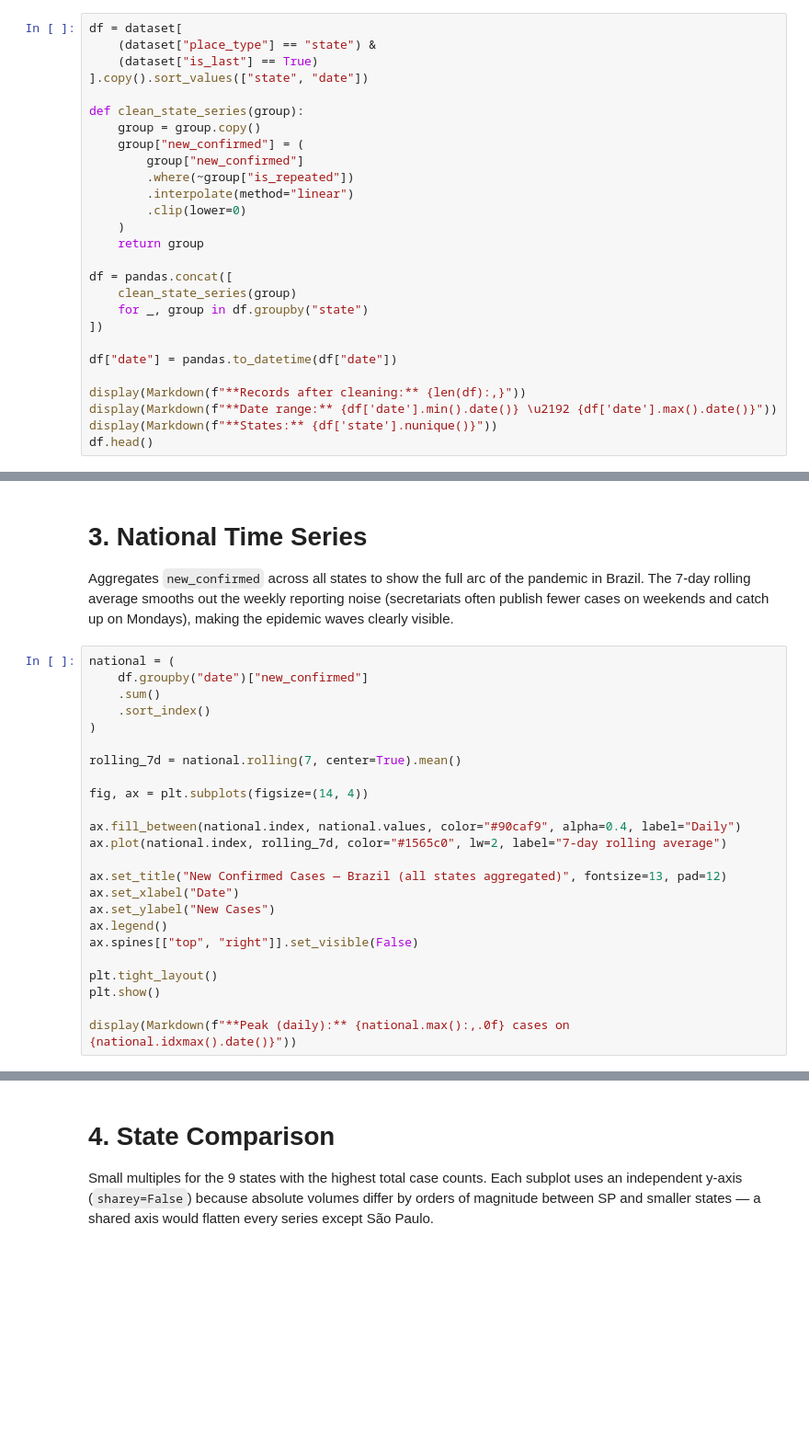
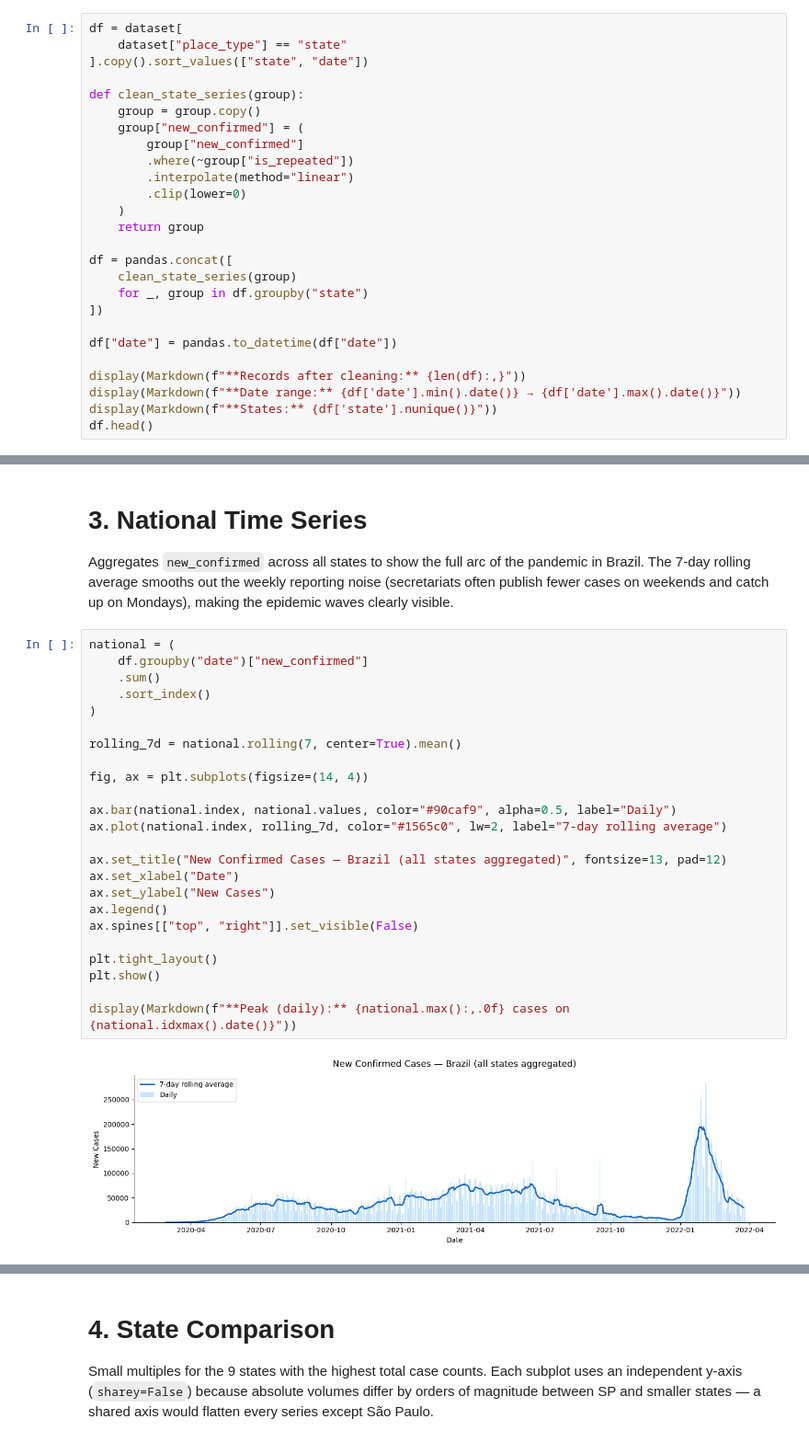
Before and after one commit to isrreal/COVID-19-Forecasting-System, a Jupyter notebook: notebooks/eda.ipynb, the cells around one changed output, grey strips where cells are left out. Shown at 92% size. Drawn from its saved outputs; the diff is of its cells as text; blank space fills up the shorter version.

Commit message:
fix(notebooks): remove is_last filter that collapsed time series to a single snapshot per state

```diff
--- a/notebooks/eda.ipynb
+++ b/notebooks/eda.ipynb
@@ -43,8 +42,7 @@ Four decisions are applied in sequence. Order matters — each step depends on t
 **`.clip(lower=0)`** — Negative values arise when a secretariat reclassifies cases between municipalities. The model cannot learn from a negative case count. Clipping to zero is the least harmful treatment: it does not drop the row (which would create a gap) or interpolate (the value is known, just physically impossible).
 # %%
 df = dataset[
-    (dataset["place_type"] == "state") &
-    (dataset["is_last"] == True)
+    dataset["place_type"] == "state"
 ].copy().sort_values(["state", "date"])
 
 def clean_state_series(group):
@@ -65,6 +63,6 @@ df = pandas.concat([
 df["date"] = pandas.to_datetime(df["date"])
 
 display(Markdown(f"**Records after cleaning:** {len(df):,}"))
-display(Markdown(f"**Date range:** {df['date'].min().date()} \u2192 {df['date'].max().date()}"))
+display(Markdown(f"**Date range:** {df['date'].min().date()} → {df['date'].max().date()}"))
 display(Markdown(f"**States:** {df['state'].nunique()}"))
 df.head()
@@ -75,24 +83,26 @@ Aggregates `new_confirmed` across all states to show the full arc of the pandemi
 # %%
 national = (
     df.groupby("date")["new_confirmed"]
     .sum()
     .sort_index()
 )
 
 rolling_7d = national.rolling(7, center=True).mean()
 
 fig, ax = plt.subplots(figsize=(14, 4))
 
-ax.fill_between(national.index, national.values, color="#90caf9", alpha=0.4, label="Daily")
+ax.bar(national.index, national.values, color="#90caf9", alpha=0.5, label="Daily")
 ax.plot(national.index, rolling_7d, color="#1565c0", lw=2, label="7-day rolling average")
 
 ax.set_title("New Confirmed Cases — Brazil (all states aggregated)", fontsize=13, pad=12)
 ax.set_xlabel("Date")
 ax.set_ylabel("New Cases")
 ax.legend()
 ax.spines[["top", "right"]].set_visible(False)
 
 plt.tight_layout()
 plt.show()
 
 display(Markdown(f"**Peak (daily):** {national.max():,.0f} cases on {national.idxmax().date()}"))
+# %% [output]
+[figure, added]
```
Also changed, not shown: parts of 7 cells of this notebook, 1 other file.
